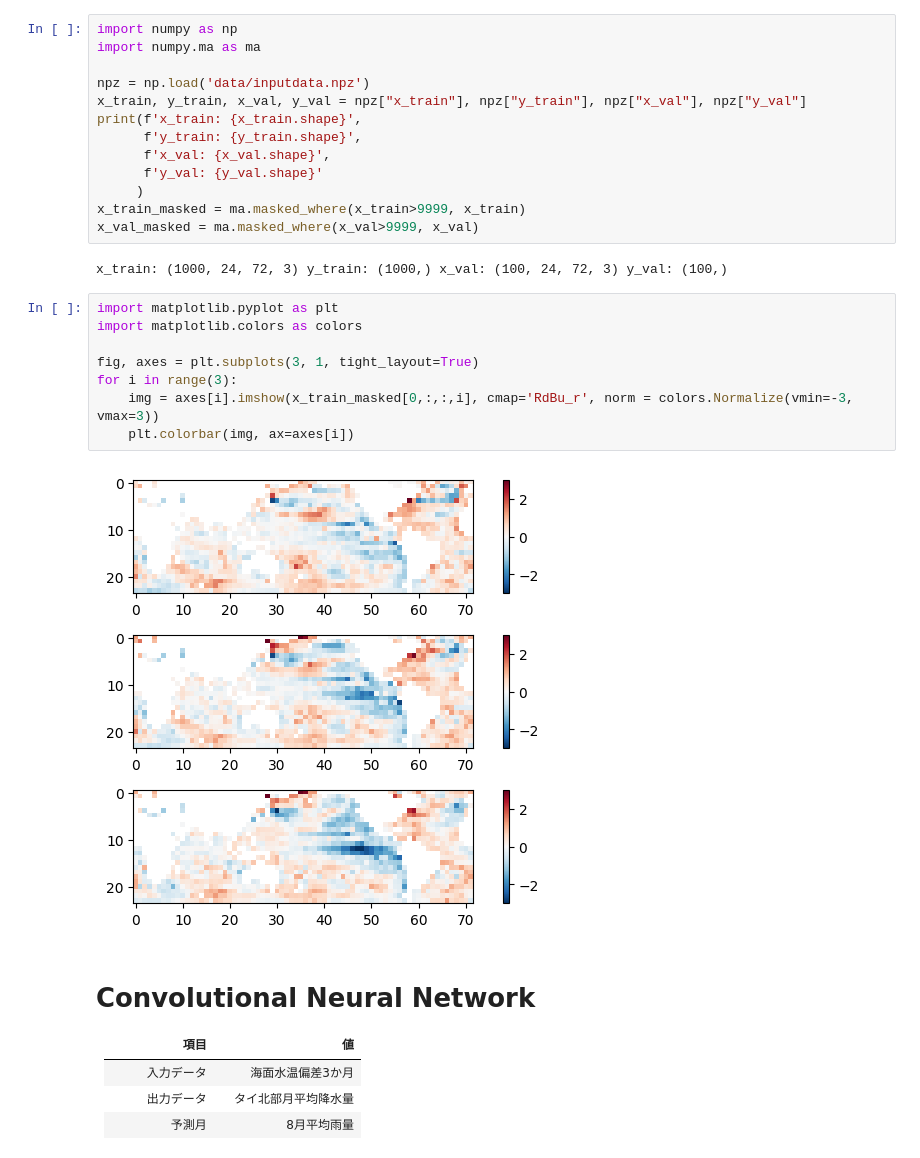
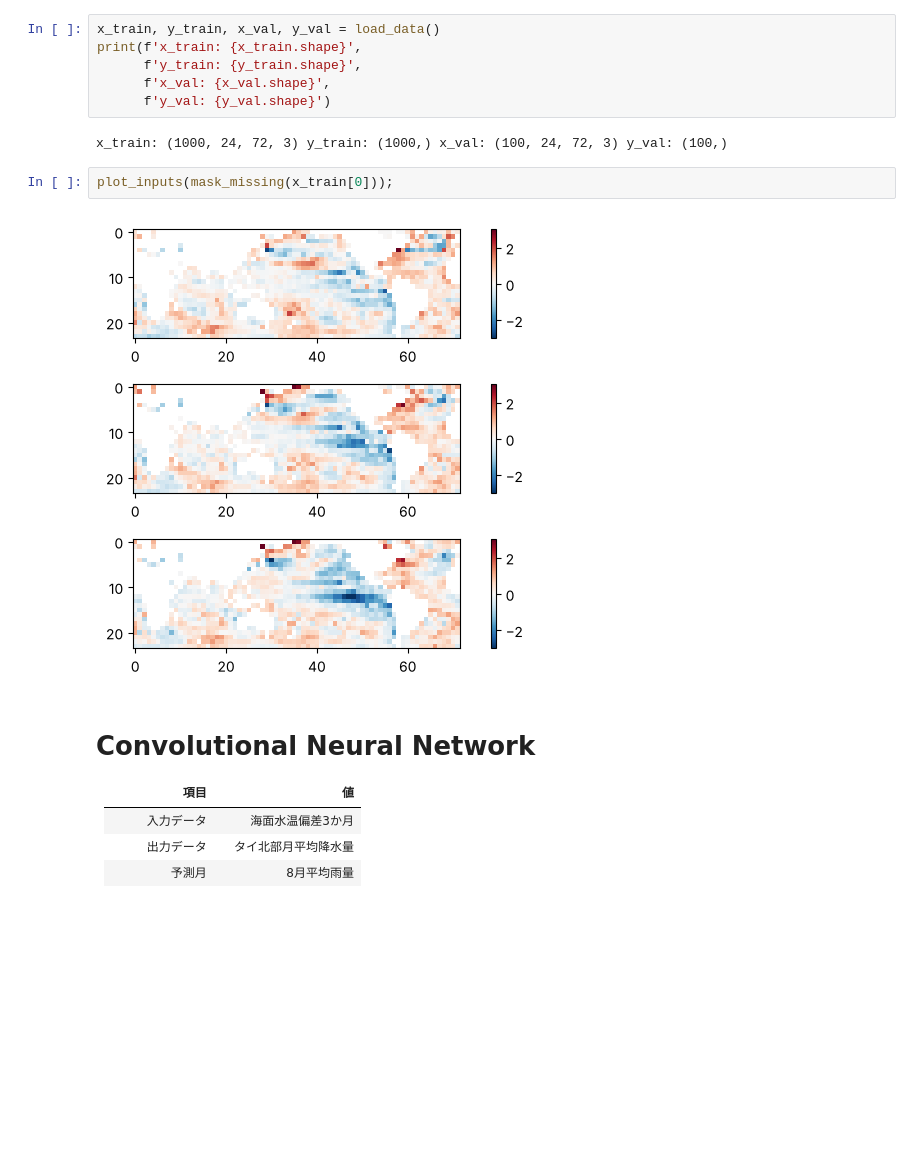
Before and after one commit to HalKiyo/gradcam_demonstration, a Jupyter notebook: 20221124_gradcam.ipynb, the cells around one changed output. Saved outputs shown, nothing was run; the diff lists cells and outputs as text; blank space fills up the shorter version.

```diff
--- a/20221124_gradcam.ipynb
+++ b/20221124_gradcam.ipynb
@@ -59,30 +52,17 @@ def two_show(img, heatmap):
 # %% [markdown]
 # データの読み込み
 # %%
-import numpy as np
-import numpy.ma as ma
-
-npz = np.load('data/inputdata.npz')
-x_train, y_train, x_val, y_val = npz["x_train"], npz["y_train"], npz["x_val"], npz["y_val"]
+x_train, y_train, x_val, y_val = load_data()
 print(f'x_train: {x_train.shape}',
       f'y_train: {y_train.shape}',
       f'x_val: {x_val.shape}',
-      f'y_val: {y_val.shape}'
-     )
-x_train_masked = ma.masked_where(x_train>9999, x_train)
-x_val_masked = ma.masked_where(x_val>9999, x_val)
+      f'y_val: {y_val.shape}')
 # %% [output]
 x_train: (1000, 24, 72, 3) y_train: (1000,) x_val: (100, 24, 72, 3) y_val: (100,)
 # %%
-import matplotlib.pyplot as plt
-import matplotlib.colors as colors
-
-fig, axes = plt.subplots(3, 1, tight_layout=True)
-for i in range(3):
-    img = axes[i].imshow(x_train_masked[0,:,:,i], cmap='RdBu_r', norm = colors.Normalize(vmin=-3, vmax=3))
-    plt.colorbar(img, ax=axes[i])
+plot_inputs(mask_missing(x_train[0]));
 # %% [output]
-[figure, old version]
+[figure, new version]
 # %% [markdown]
 # Convolutional Neural Network
 
```
Also changed, not shown: parts of 16 cells of this notebook, 16 other files.
